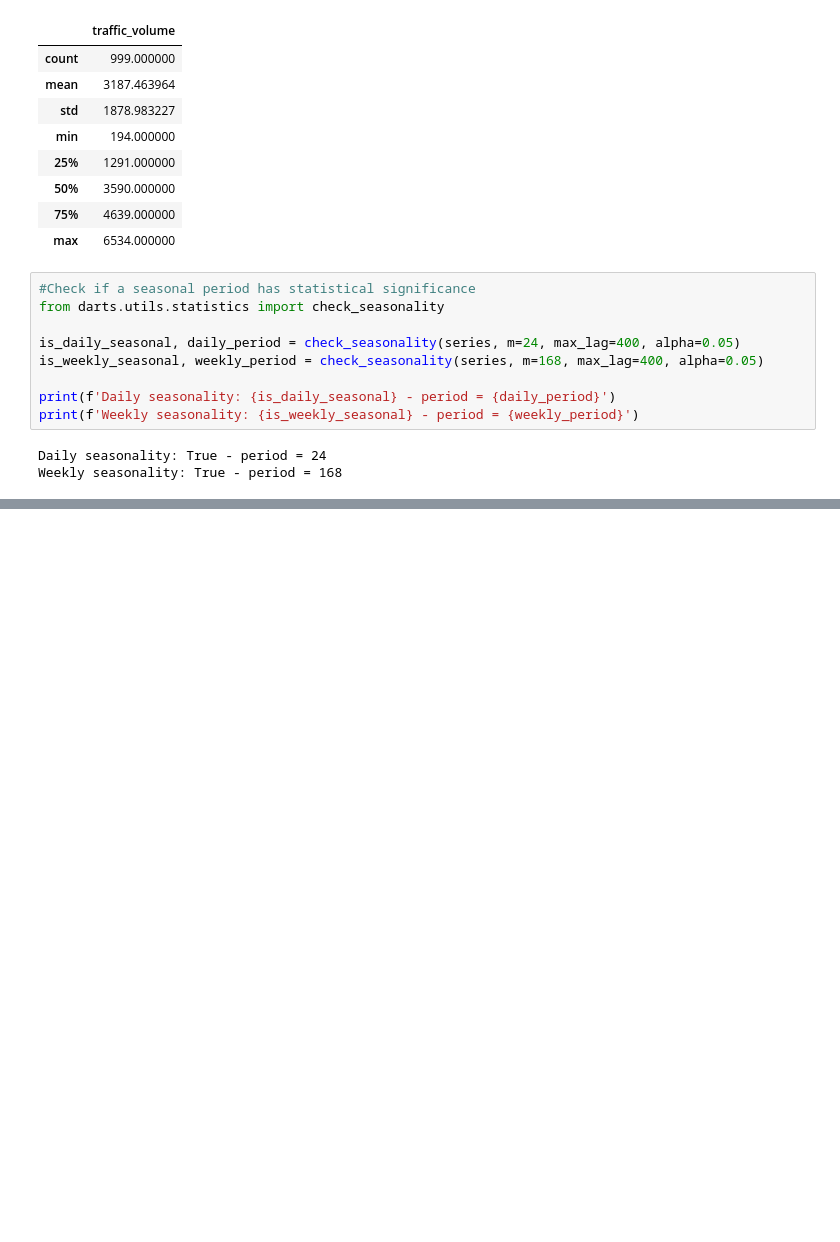
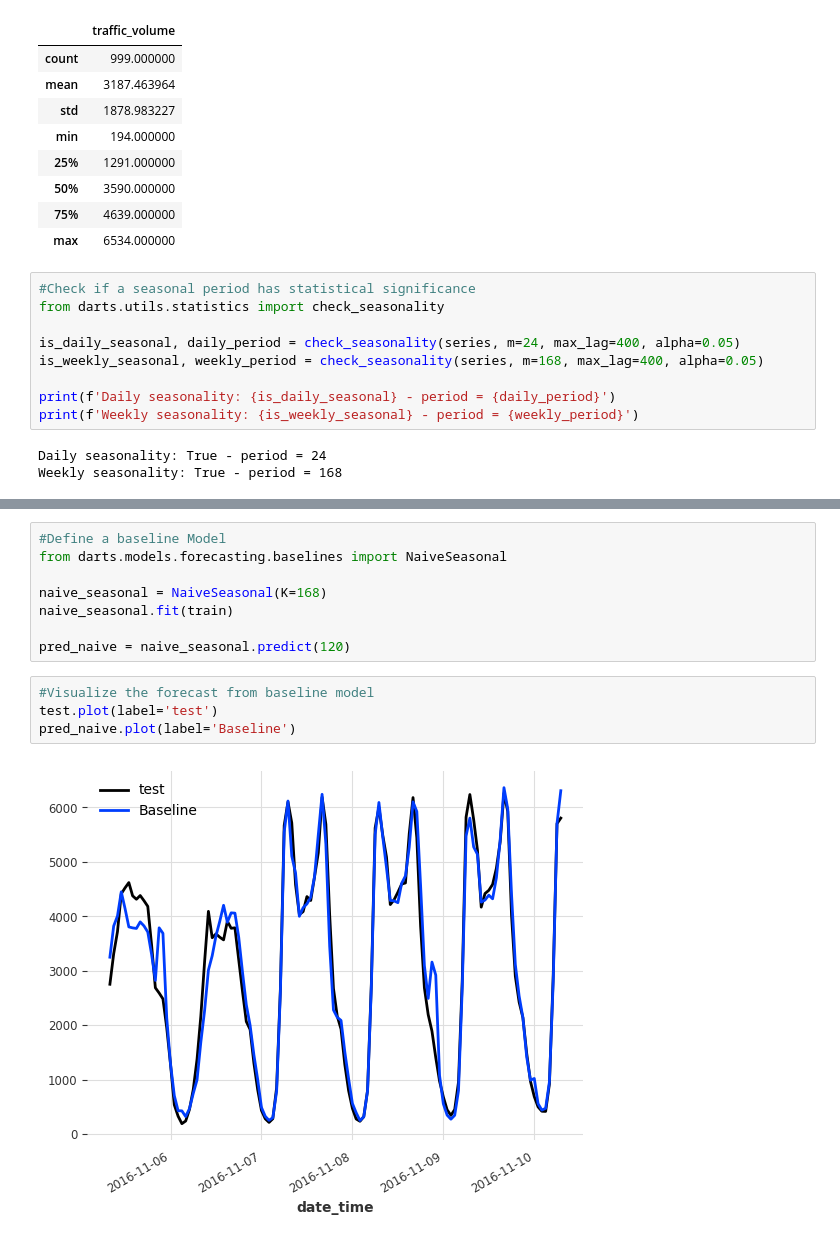
Before and after one commit to janakparajuli/N-BEATS, a Jupyter notebook: N-BEATS.ipynb, the cells around one changed output, grey strips where cells are left out. Cells and saved outputs as stored; diff of their text form; blank space fills up the shorter version.

Commit message:
Baseline Model Predicted

```diff
--- a/N-BEATS.ipynb
+++ b/N-BEATS.ipynb
@@ -76,0 +81,14 @@ True
+# %%
+#Define a baseline Model
+from darts.models.forecasting.baselines import NaiveSeasonal
+
+naive_seasonal = NaiveSeasonal(K=168)
+naive_seasonal.fit(train)
+
+pred_naive = naive_seasonal.predict(120)
+# %%
+#Visualize the forecast from baseline model
+test.plot(label='test')
+pred_naive.plot(label='Baseline')
+# %% [output]
+[figure, added]
```
Also changed, not shown: parts of 3 cells of this notebook.
